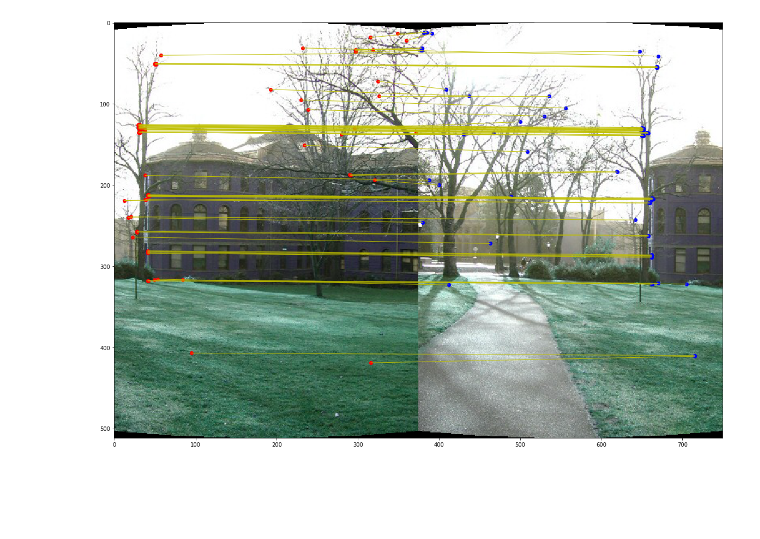
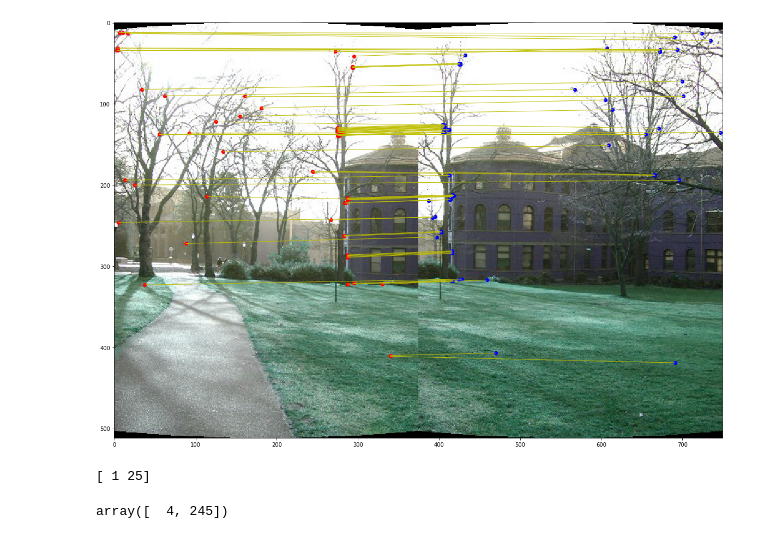
Before and after one commit to SSARCandy/panoramas-image-stitching, a Jupyter notebook: src/notebook3.ipynb, the cells around one changed output. Cells and saved outputs as stored; diff of their text form; code cells hidden in the pictures; blank space fills up the shorter version.

```diff
--- a/src/notebook3.ipynb
+++ b/src/notebook3.ipynb
@@ -20,14 +20,14 @@ descriptors2, pos2 = feature.extract_description(cylinder_img_list[1], corner_r2
 # %%
 mp = feature.matching(descriptors1, descriptors2, pos1, pos2)
 # %%
-_, offset, _ = cylinder_img_list[0].shape
-plt_img = np.concatenate((cylinder_img_list[0], cylinder_img_list[1]), axis=1)
+_, offset, _ = cylinder_img_list[1].shape
+plt_img = np.concatenate((cylinder_img_list[1], cylinder_img_list[0]), axis=1)
 plt.figure(figsize=(20,20))
 plt.imshow(plt_img)
 for i in range(len(mp)):
-    plt.scatter(x=mp[i][0][1], y=mp[i][0][0], c='r')
-    plt.plot([mp[i][0][1], offset+mp[i][1][1]], [mp[i][0][0], mp[i][1][0]], 'y-', lw=1)
-    plt.scatter(x=offset+mp[i][1][1], y=mp[i][1][0], c='b')
+    plt.scatter(x=mp[i][1][1], y=mp[i][1][0], c='r')
+    plt.plot([mp[i][1][1], offset+mp[i][0][1]], [mp[i][1][0], mp[i][0][0]], 'y-', lw=1)
+    plt.scatter(x=offset+mp[i][0][1], y=mp[i][0][0], c='b')
 plt.show()
 # %% [output]
-[figure, old version]
+[figure, new version]
@@ -33,0 +74,8 @@ plt.show()
+# %%
+a=np.array([1,5])
+print(a**2)
+(a**2).sum()**0.5
+shift
+# %% [output]
+[ 1 25]
+array([  4, 245])
```
Also changed, not shown: parts of 4 cells of this notebook.
